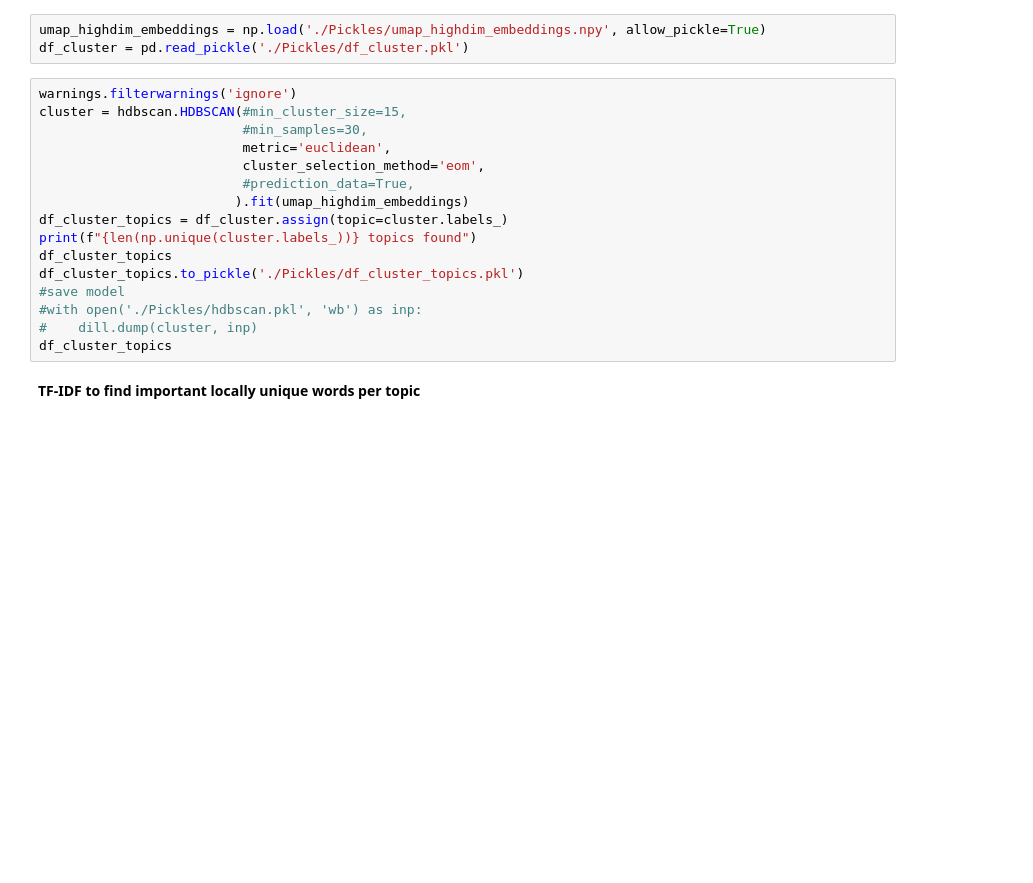
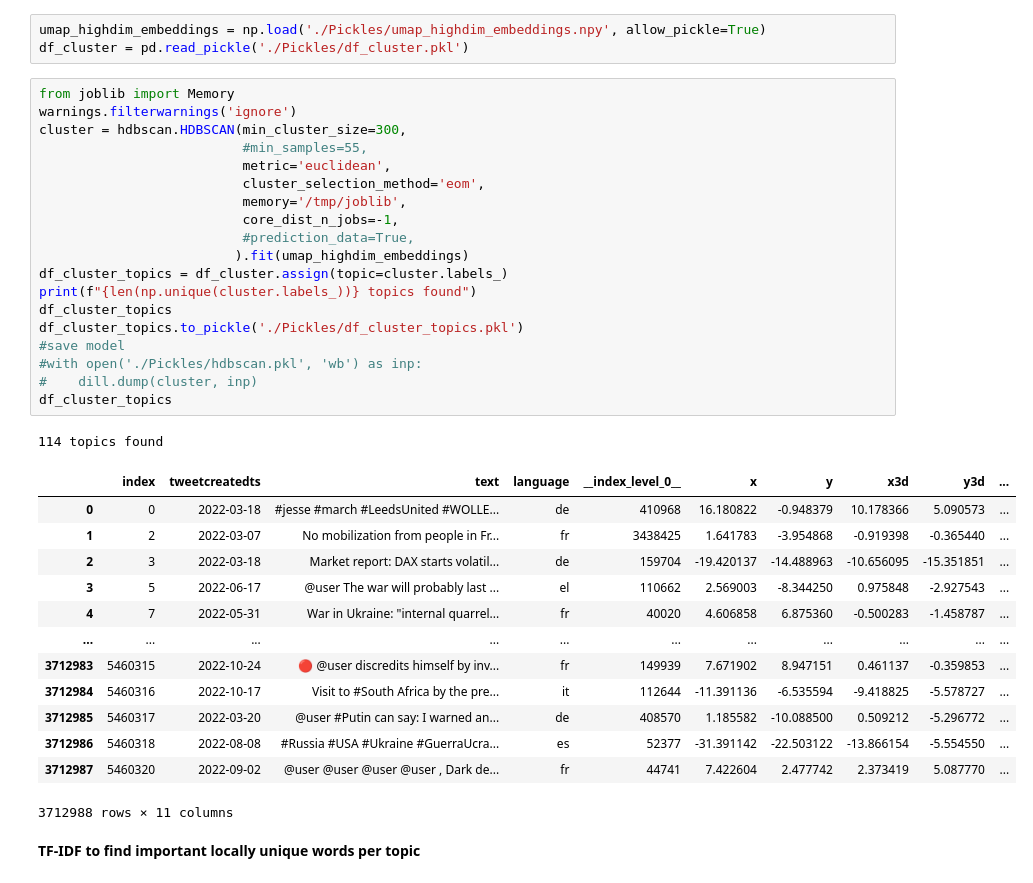
Before and after one commit to elyxlz/Ukraine-Twitter-Analysis, a Jupyter notebook: analysis.ipynb, the cells around one changed output. Cells and saved outputs as stored; diff of their text form; blank space fills up the shorter version.

```diff
--- a/analysis.ipynb
+++ b/analysis.ipynb
@@ -344,21 +492,39 @@ df_cluster
 umap_highdim_embeddings = np.load('./Pickles/umap_highdim_embeddings.npy', allow_pickle=True)
 df_cluster = pd.read_pickle('./Pickles/df_cluster.pkl')
 # %%
+from joblib import Memory
 warnings.filterwarnings('ignore')
-cluster = hdbscan.HDBSCAN(#min_cluster_size=15,
-                          #min_samples=30,
+cluster = hdbscan.HDBSCAN(min_cluster_size=300,
+                          #min_samples=55,
                           metric='euclidean',
                           cluster_selection_method='eom',
+                          memory='/tmp/joblib',
+                          core_dist_n_jobs=-1,
                           #prediction_data=True,
                          ).fit(umap_highdim_embeddings)
 df_cluster_topics = df_cluster.assign(topic=cluster.labels_)
 print(f"{len(np.unique(cluster.labels_))} topics found")
 df_cluster_topics
 df_cluster_topics.to_pickle('./Pickles/df_cluster_topics.pkl')
 #save model
 #with open('./Pickles/hdbscan.pkl', 'wb') as inp:
 #    dill.dump(cluster, inp)
 df_cluster_topics
+# %% [output]
+114 topics found
+|  | index | tweetcreatedts | text | language | __index_level_0__ | x | y | x3d | y3d | ... |
+| 0 | 0 | 2022-03-18 | #jesse #march #LeedsUnited #WOLLE... | de | 410968 | 16.180822 | -0.948379 | 10.178366 | 5.090573 | ... |
+| 1 | 2 | 2022-03-07 | No mobilization from people in Fr... | fr | 3438425 | 1.641783 | -3.954868 | -0.919398 | -0.365440 | ... |
+| 2 | 3 | 2022-03-18 | Market report: DAX starts volatil... | de | 159704 | -19.420137 | -14.488963 | -10.656095 | -15.351851 | ... |
+| 3 | 5 | 2022-06-17 | @user The war will probably last ... | el | 110662 | 2.569003 | -8.344250 | 0.975848 | -2.927543 | ... |
+| 4 | 7 | 2022-05-31 | War in Ukraine: "internal quarrel... | fr | 40020 | 4.606858 | 6.875360 | -0.500283 | -1.458787 | ... |
+| ... | ... | ... | ... | ... | ... | ... | ... | ... | ... | ... |
+| 3712983 | 5460315 | 2022-10-24 | 🔴 @user discredits himself by inv... | fr | 149939 | 7.671902 | 8.947151 | 0.461137 | -0.359853 | ... |
+| 3712984 | 5460316 | 2022-10-17 | Visit to #South Africa by the pre... | it | 112644 | -11.391136 | -6.535594 | -9.418825 | -5.578727 | ... |
+| 3712985 | 5460317 | 2022-03-20 | @user #Putin can say: I warned an... | de | 408570 | 1.185582 | -10.088500 | 0.509212 | -5.296772 | ... |
+| 3712986 | 5460318 | 2022-08-08 | #Russia #USA #Ukraine #GuerraUcra... | es | 52377 | -31.391142 | -22.503122 | -13.866154 | -5.554550 | ... |
+| 3712987 | 5460320 | 2022-09-02 | @user @user @user @user , Dark de... | fr | 44741 | 7.422604 | 2.477742 | 2.373419 | 5.087770 | ... |
+3712988 rows × 11 columns
 # %% [markdown]
 **TF-IDF to find important locally unique words per topic**
 # %%
```
Also changed, not shown: parts of 25 cells of this notebook, 3 other files.
